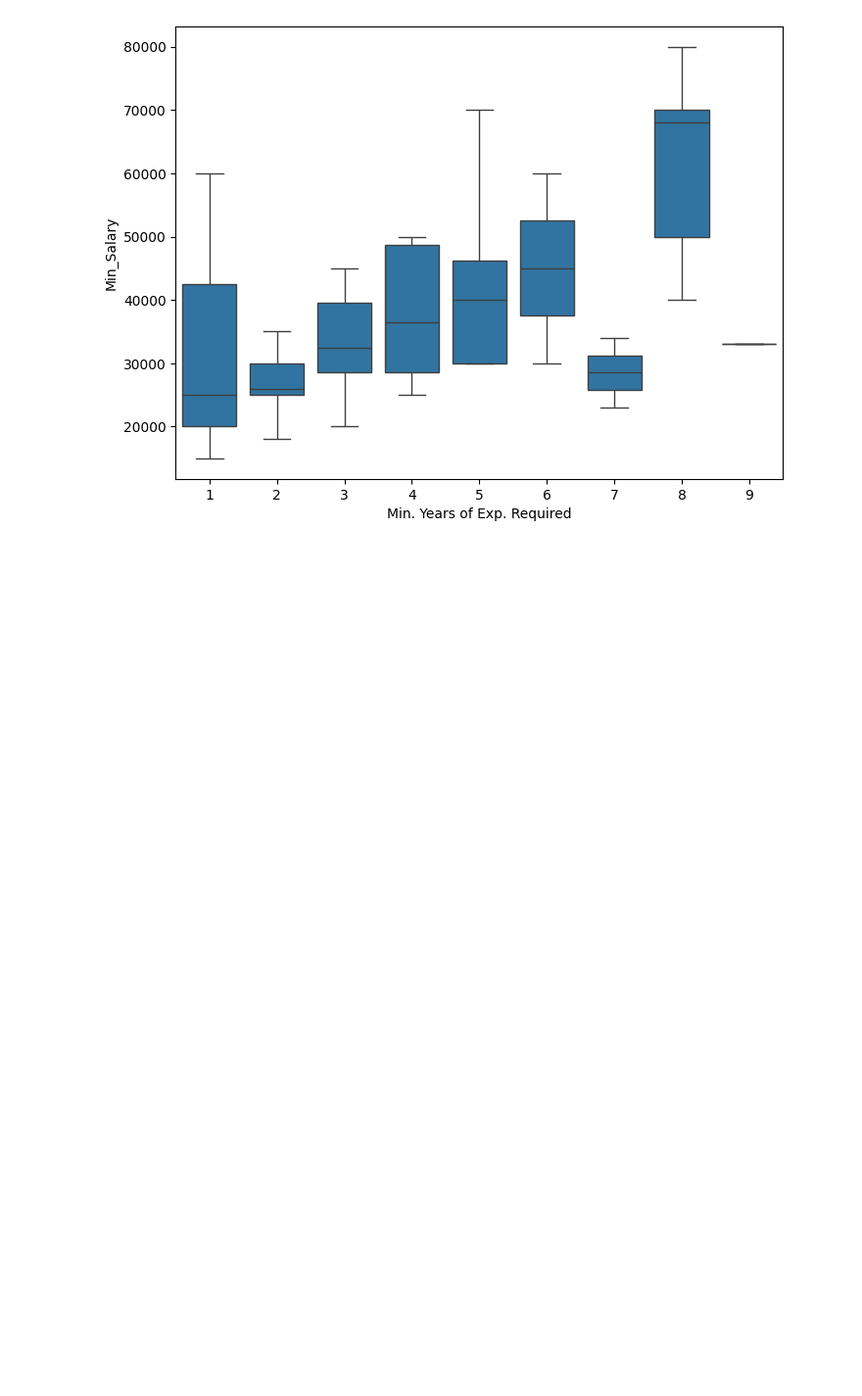
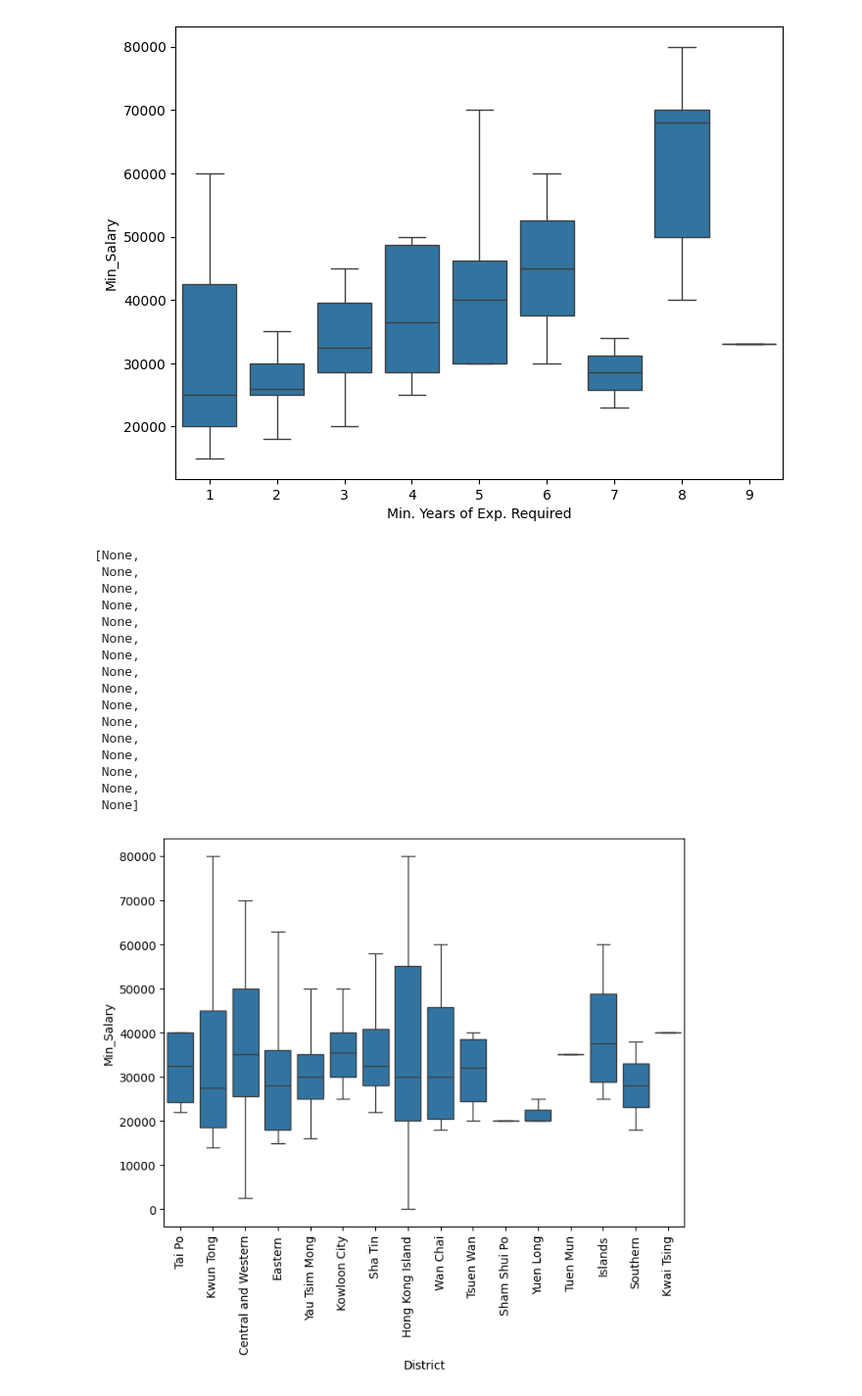
Before and after one commit to heiinhei911/job-insights, a Jupyter notebook: analysis.ipynb, the cells around one changed output. Shown: that part at 98% size. Cells and saved outputs as stored; diff of their text form; code cells hidden in the pictures; blank space fills up the shorter version.

```diff
--- a/analysis.ipynb
+++ b/analysis.ipynb
@@ -322,6 +331,30 @@ sns.boxplot(x=df_yoe_min_salary_no_nan["Min. Years of Exp. Required"], y=df_yoe_
 # %% [output]
 <Axes: xlabel='Min. Years of Exp. Required', ylabel='Min_Salary'>
 [figure]
+# %%
+df_district_min_salary = df_clean[["District", "Min_Salary"]]
+df_district_min_salary_no_nan = df_district_min_salary[~(df_district_min_salary["Min_Salary"]==0)].dropna()
+
+district_vs_min_salary = sns.boxplot(x=df_district_min_salary_no_nan["District"], y=df_district_min_salary_no_nan["Min_Salary"], showfliers=False)
+plt.setp(district_vs_min_salary.get_xticklabels(), rotation=90)
+# %% [output]
+[None,
+ None,
+ None,
+ None,
+ None,
+ None,
+ None,
+ None,
+ None,
+ None,
+ None,
+ None,
+ None,
+ None,
+ None,
+ None]
+[figure, added]
 # %%
 corr_matrix = df_clean.corr(numeric_only=True)
 sns.heatmap(corr_matrix, annot=True)
```
Also changed, not shown: parts of 5 cells of this notebook, 2 other files.
